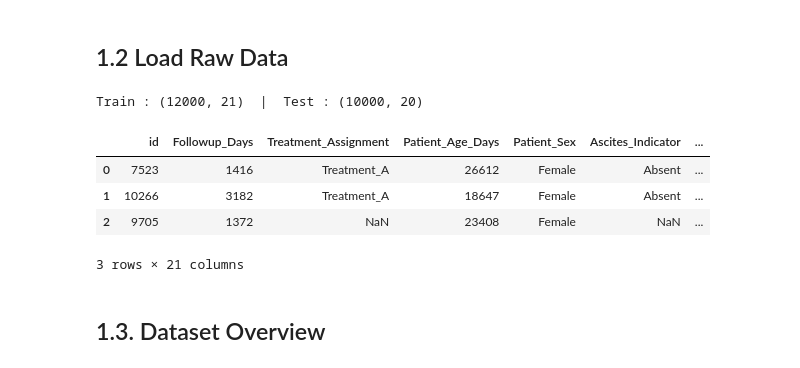
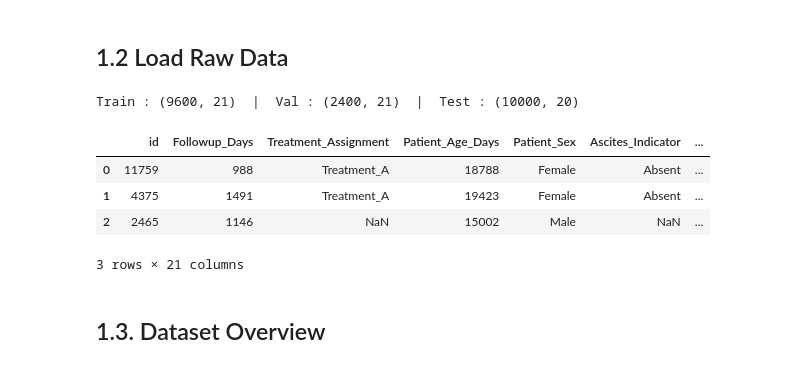
Before and after one commit to AIVIETNAM-AIO-DoHongNhat/Hepatic-Model-Comparison, a Jupyter notebook: notebooks/01_eda.ipynb, the cells around one changed output. Cells and saved outputs as stored; diff of their text form; code cells hidden in the pictures.

```diff
--- a/notebooks/01_eda.ipynb
+++ b/notebooks/01_eda.ipynb
@@ -47,20 +47,22 @@ Setup complete ✅
 # %%
 train = pd.read_csv('../data/raw/aio26_train.csv')
 test  = pd.read_csv('../data/raw/aio26_test.csv')
+val   = pd.read_csv('../data/raw/aio26_val.csv')
 sub   = pd.read_csv('../data/raw/aio26_sample-submission.csv')
 
 # Derived feature for readability
 train['Patient_Age_Years'] = train['Patient_Age_Days'] / 365.25
 test['Patient_Age_Years']  = test['Patient_Age_Days']  / 365.25
+val['Patient_Age_Years']  = val['Patient_Age_Days']  / 365.25
 
-print(f'Train : {train.shape}  |  Test : {test.shape}')
+print(f'Train : {train.shape}  |  Val : {val.shape}  |  Test : {test.shape}')
 train.head(3)
 # %% [output]
-Train : (12000, 21)  |  Test : (10000, 20)
+Train : (9600, 21)  |  Val : (2400, 21)  |  Test : (10000, 20)
 |  | id | Followup_Days | Treatment_Assignment | Patient_Age_Days | Patient_Sex | Ascites_Indicator | ... |
-| 0 | 7523 | 1416 | Treatment_A | 26612 | Female | Absent | ... |
-| 1 | 10266 | 3182 | Treatment_A | 18647 | Female | Absent | ... |
-| 2 | 9705 | 1372 | NaN | 23408 | Female | NaN | ... |
+| 0 | 11759 | 988 | Treatment_A | 18788 | Female | Absent | ... |
+| 1 | 4375 | 1491 | Treatment_A | 19423 | Female | Absent | ... |
+| 2 | 2465 | 1146 | NaN | 15002 | Male | NaN | ... |
 3 rows × 21 columns
 # %% [markdown]
 ## 1.3. Dataset Overview
```
Also changed, not shown: parts of 10 cells of this notebook, 26 other files.
